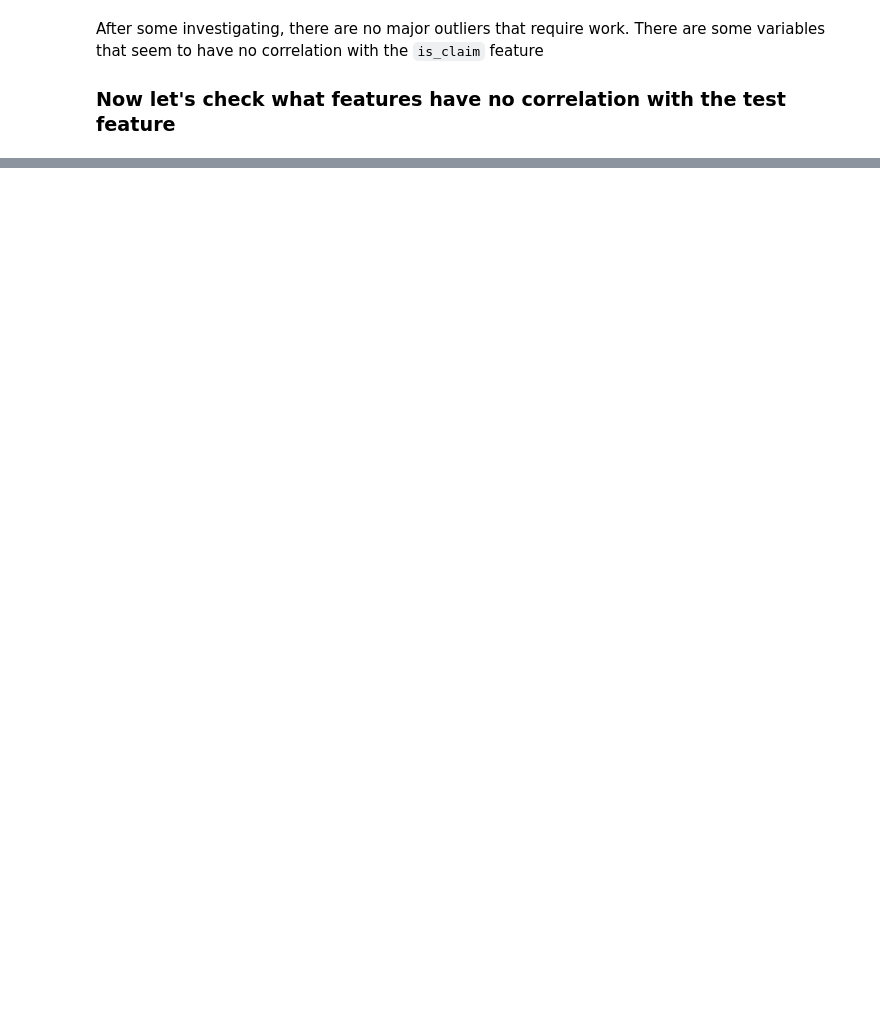
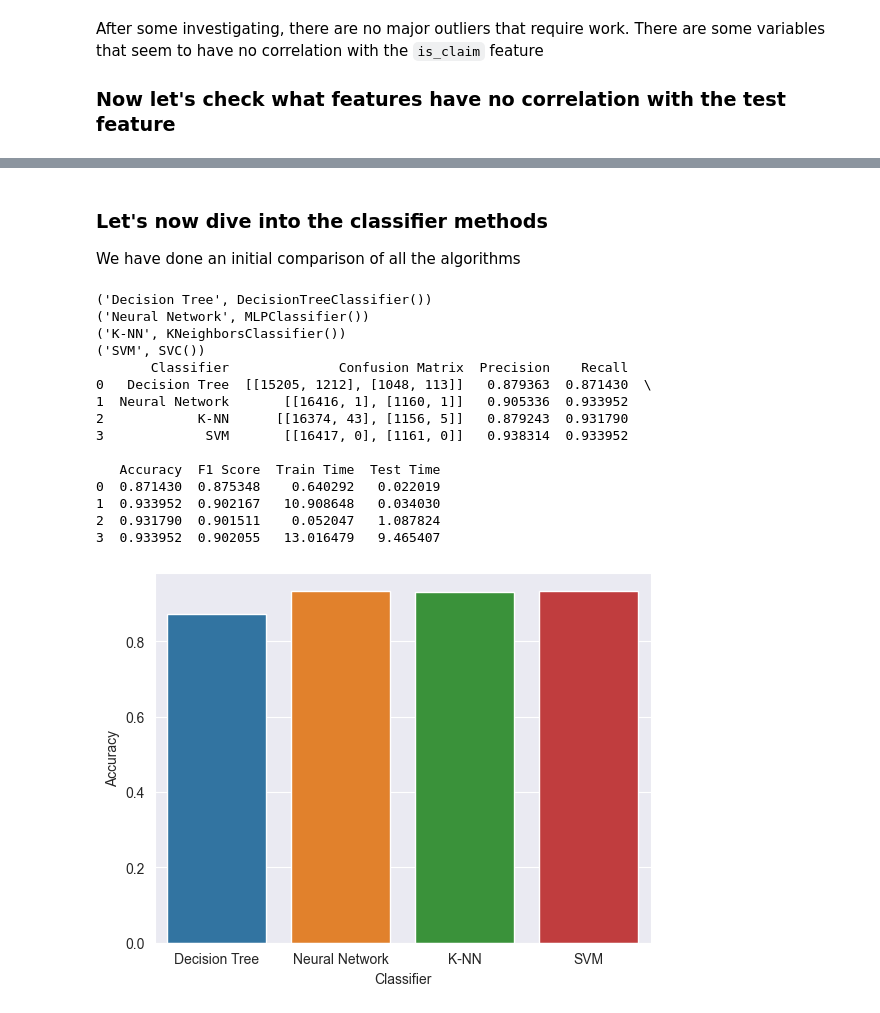
Before and after one commit to afs202005277/HeartDiseasePrediction, a Jupyter notebook: project.ipynb, the cells around one changed output, grey strips where cells are left out. Saved outputs shown, nothing was run; the diff lists cells and outputs as text; code cells hidden in the pictures; blank space fills up the shorter version.

```diff
--- a/project.ipynb
+++ b/project.ipynb
@@ -144,0 +161,78 @@ for column in non_numeric_columns:
+# %% [markdown]
+### Let's now dive into the classifier methods
+
+We have done an initial comparison of all the algorithms
+# %%
+classifiers = {
+    'Decision Tree': DecisionTreeClassifier(),
+    'Neural Network': MLPClassifier(),
+    'K-NN': KNeighborsClassifier(),
+    'SVM': SVC()
+}
+target_column = "is_claim"
+X = train_data.drop(target_column, axis=1)
+y = train_data[target_column]
+
+X_train, X_test, y_train, y_test = train_test_split(X, y, test_size=0.3, random_state=42)
+# %%
+# Train and evaluate the classifiers
+results = []
+
+for (name, classifier) in classifiers.items():
+
+    print((name, classifier))
+    # Train the model
+    start_time = time.time()
+    classifier.fit(X_train, y_train)
+    train_time = time.time() - start_time
+
+    # Test the model
+    start_time = time.time()
+    y_pred = classifier.predict(X_test)
+    test_time = time.time() - start_time
+
+    # Calculate evaluation metrics
+    conf_matrix = confusion_matrix(y_test, y_pred)
+    precision = precision_score(y_test, y_pred, average='weighted', zero_division=1)
+    recall = recall_score(y_test, y_pred, average='weighted')
+    accuracy = accuracy_score(y_test, y_pred)
+    f1 = f1_score(y_test, y_pred, average='weighted')
+
+    # Store the results
+    results.append({
+        'Classifier': name,
+        'Confusion Matrix': conf_matrix,
+        'Precision': precision,
+        'Recall': recall,
+        'Accuracy': accuracy,
+        'F1 Score': f1,
+        'Train Time': train_time,
+        'Test Time': test_time
+    })
+# Convert the results into a DataFrame
+results_df = pd.DataFrame(results)
+
+# Display the results
+print(results_df)
+
+# Visualize the results (e.g., using Seaborn or Matplotlib)
+# Example: Plotting the accuracy of different classifiers
+sb.barplot(x='Classifier', y='Accuracy', data=results_df)
+plt.show()
+# %% [output]
+('Decision Tree', DecisionTreeClassifier())
+('Neural Network', MLPClassifier())
+('K-NN', KNeighborsClassifier())
+('SVM', SVC())
+       Classifier              Confusion Matrix  Precision    Recall
+0   Decision Tree  [[15205, 1212], [1048, 113]]   0.879363  0.871430  \
+1  Neural Network       [[16416, 1], [1160, 1]]   0.905336  0.933952
+2            K-NN      [[16374, 43], [1156, 5]]   0.879243  0.931790
+3             SVM       [[16417, 0], [1161, 0]]   0.938314  0.933952
+
+   Accuracy  F1 Score  Train Time  Test Time
+0  0.871430  0.875348    0.640292   0.022019
+1  0.933952  0.902167   10.908648   0.034030
+2  0.931790  0.901511    0.052047   1.087824
+3  0.933952  0.902055   13.016479   9.465407
+[figure, added]
```
Also changed, not shown: parts of 8 cells of this notebook, 2 other files.
